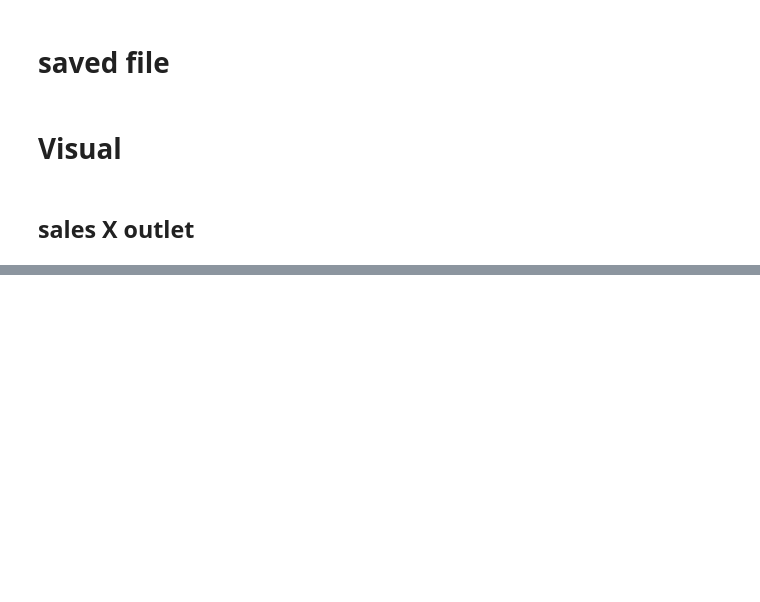
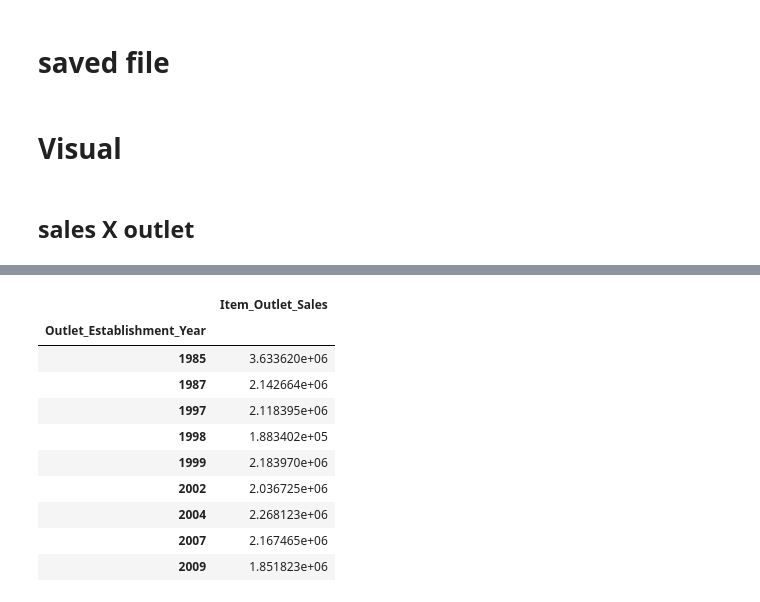
Before and after one commit to mountither/BMdataAnalysis, a Jupyter notebook: IDS Assign1.ipynb, the cells around one changed output, grey strips where cells are left out. Drawn from its saved outputs; the diff is of its cells as text; code cells hidden in the pictures; blank space fills up the shorter version.

```diff
--- a/IDS Assign1.ipynb
+++ b/IDS Assign1.ipynb
@@ -369,3 +368,18 @@ px.box(bMart, x="Outlet_Location_Type", y="Item_Outlet_Sales")
 px.box(bMart, x="Outlet_Size", y="Item_Outlet_Sales", notched=True)
 # %% [output]
 [interactive output not drawn]
+# %%
+avg_sale_per_year = bMart.pivot_table(index= ['Outlet_Establishment_Year'],values=['Item_Outlet_Sales'], aggfunc=(lambda x: np.sum(x)))
+avg_sale_per_year
+# %% [output]
+|  | Item_Outlet_Sales |
+| Outlet_Establishment_Year |  |
+| 1985 | 3.633620e+06 |
+| 1987 | 2.142664e+06 |
+| 1997 | 2.118395e+06 |
+| 1998 | 1.883402e+05 |
+| 1999 | 2.183970e+06 |
+| 2002 | 2.036725e+06 |
+| 2004 | 2.268123e+06 |
+| 2007 | 2.167465e+06 |
+| 2009 | 1.851823e+06 |
```
Also changed, not shown: parts of 7 cells of this notebook.
